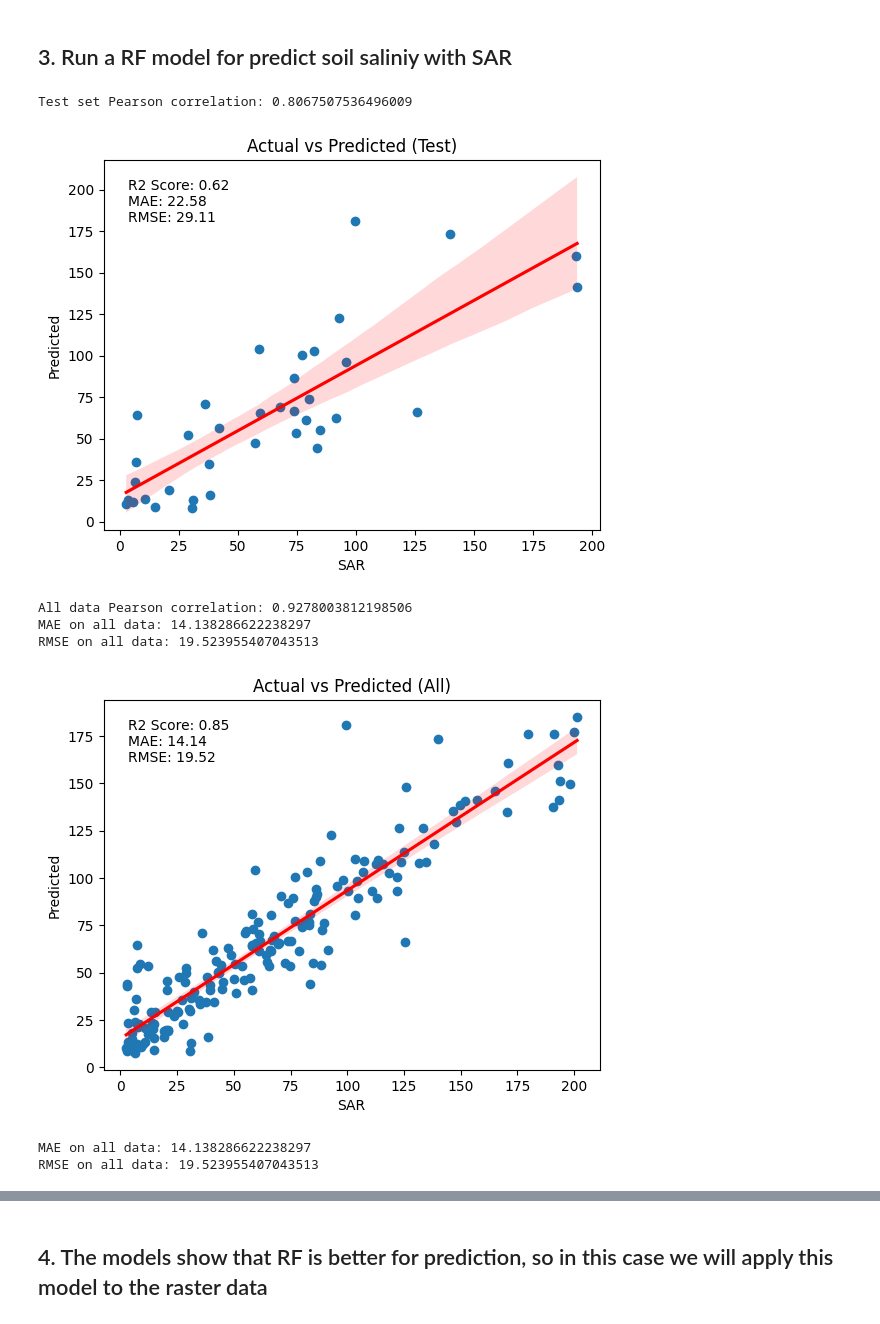
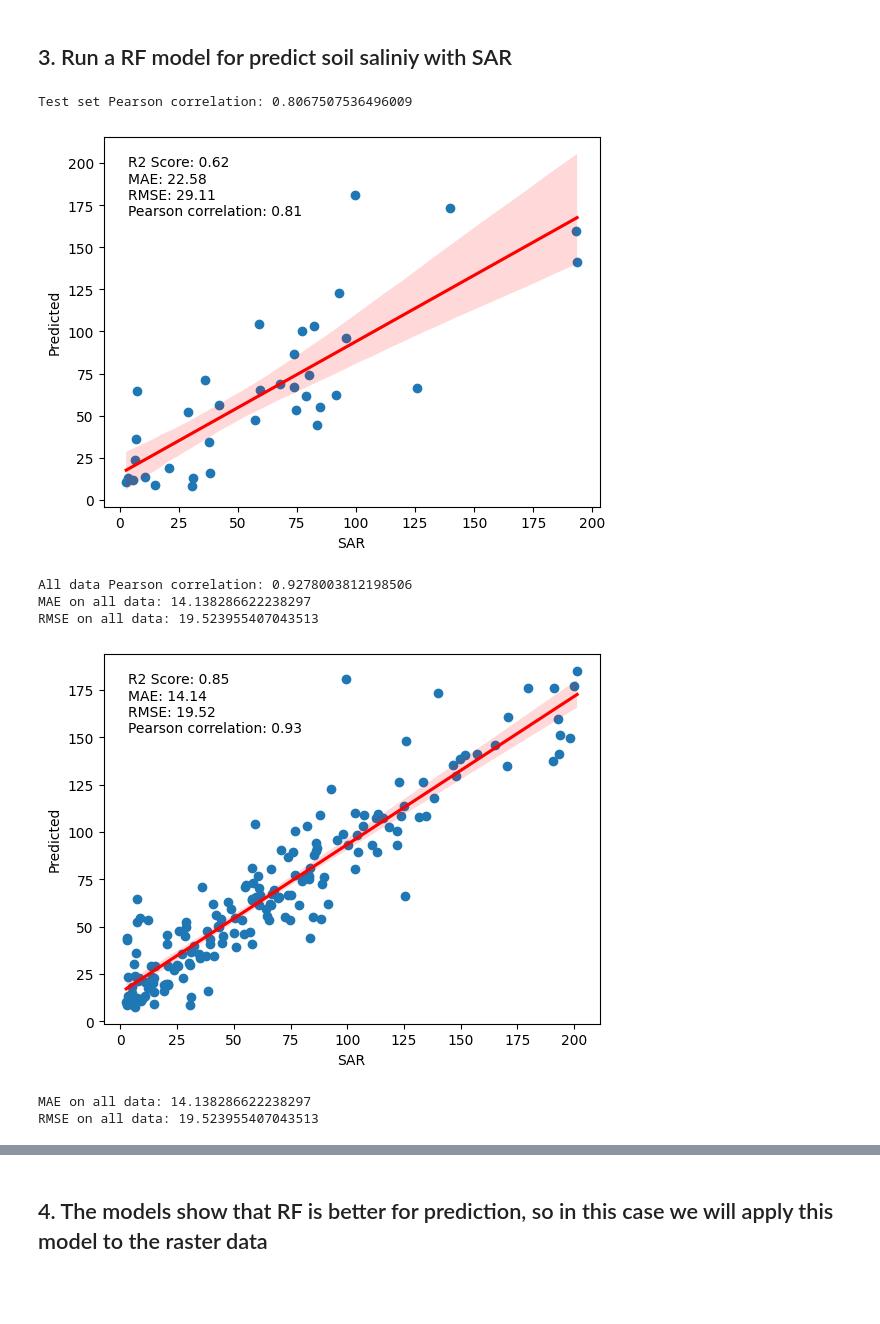
Before and after one commit to Emmanuel461/PML_2023_2024, a Jupyter notebook: Final_work/Codes/3.Modeling.ipynb, the cells around one changed output, grey strips where cells are left out. Drawn from its saved outputs; the diff is of its cells as text; code cells hidden in the pictures; blank space fills up the shorter version.

```diff
--- a/Final_work/Codes/3.Modeling.ipynb
+++ b/Final_work/Codes/3.Modeling.ipynb
@@ -341,38 +341,38 @@ def predict_and_evaluate(model, X, y_true):
     return y_pred, r2, mae, rmse, pearson_corr
 
 # Function to visualize the results
-def plot_results(y_true, y_pred, title, r2, mae, rmse):
+def plot_results(y_true, y_pred, title, r2, mae, rmse, pearson_corr):
     fig, ax = plt.subplots()
     ax.scatter(y_true, y_pred)
     ax.set_xlabel('Actual')
     ax.set_ylabel('Predicted')
     ax.set_title(title)
 
     # Add the regression line
     sns.regplot(x=y_true, y=y_pred, scatter=False, ax=ax, color='red')
 
     # Add metrics as annotations
-    ax.annotate(f'R2 Score: {r2:.2f}\nMAE: {mae:.2f}\nRMSE: {rmse:.2f}', xy=(0.05, 0.95), xycoords='axes fraction', ha='left', va='top')
+    ax.annotate(f'R2 Score: {r2:.2f}\nMAE: {mae:.2f}\nRMSE: {rmse:.2f}\nPearson correlation: {pearson_corr:.2f}', xy=(0.05, 0.95), xycoords='axes fraction', ha='left', va='top')
 
     plt.show()
 
 # Save the scaler
 scaler_path = '../Results/scaler.joblib'
 dump(scaler, scaler_path)
 
 # Fit the RandomForestRegressor model
 rf_model = fit_rf(X_train, y_train)
 
 # Evaluate on the test set
 y_pred_test, r2_test, mae_test, rmse_test, pearson_corr_test = predict_and_evaluate(rf_model, X_test, y_test)
 
 mean_y_test = np.mean(y_test)
 
 print('Test set Pearson correlation:', pearson_corr_test)
-plot_results(y_test, y_pred_test, "Actual vs Predicted (Test)", r2_test, mae_test, rmse_test)
+plot_results(y_test, y_pred_test, "", r2_test, mae_test, rmse_test,  pearson_corr_test)
 # %% [output]
 Test set Pearson correlation: 0.8067507536496009
-[figure, old version]
+[figure, new version]
 # %%
 # Evaluate on the entire dataset
 
@@ -381,7 +381,7 @@ y_pred_all, r2_all, mae_all, rmse_all, pearson_corr_all = predict_and_evaluate(r
 print('All data Pearson correlation:', pearson_corr_all)
 print('MAE on all data:', mae_all)
 print('RMSE on all data:', rmse_all)
-plot_results(y, y_pred_all, "Actual vs Predicted (All)", r2_all, mae_all, rmse_all)
+plot_results(y, y_pred_all, "", r2_all, mae_all, rmse_all, pearson_corr_all)
 
 # Print metrics
 print('MAE on all data:', mae_all)
@@ -390,7 +390,7 @@ print('RMSE on all data:', rmse_all)
 All data Pearson correlation: 0.9278003812198506
 MAE on all data: 14.138286622238297
 RMSE on all data: 19.523955407043513
-[figure, old version]
+[figure, new version]
 MAE on all data: 14.138286622238297
 RMSE on all data: 19.523955407043513
 # %%
```
Also changed, not shown: parts of 5 cells of this notebook, 9 other files.
